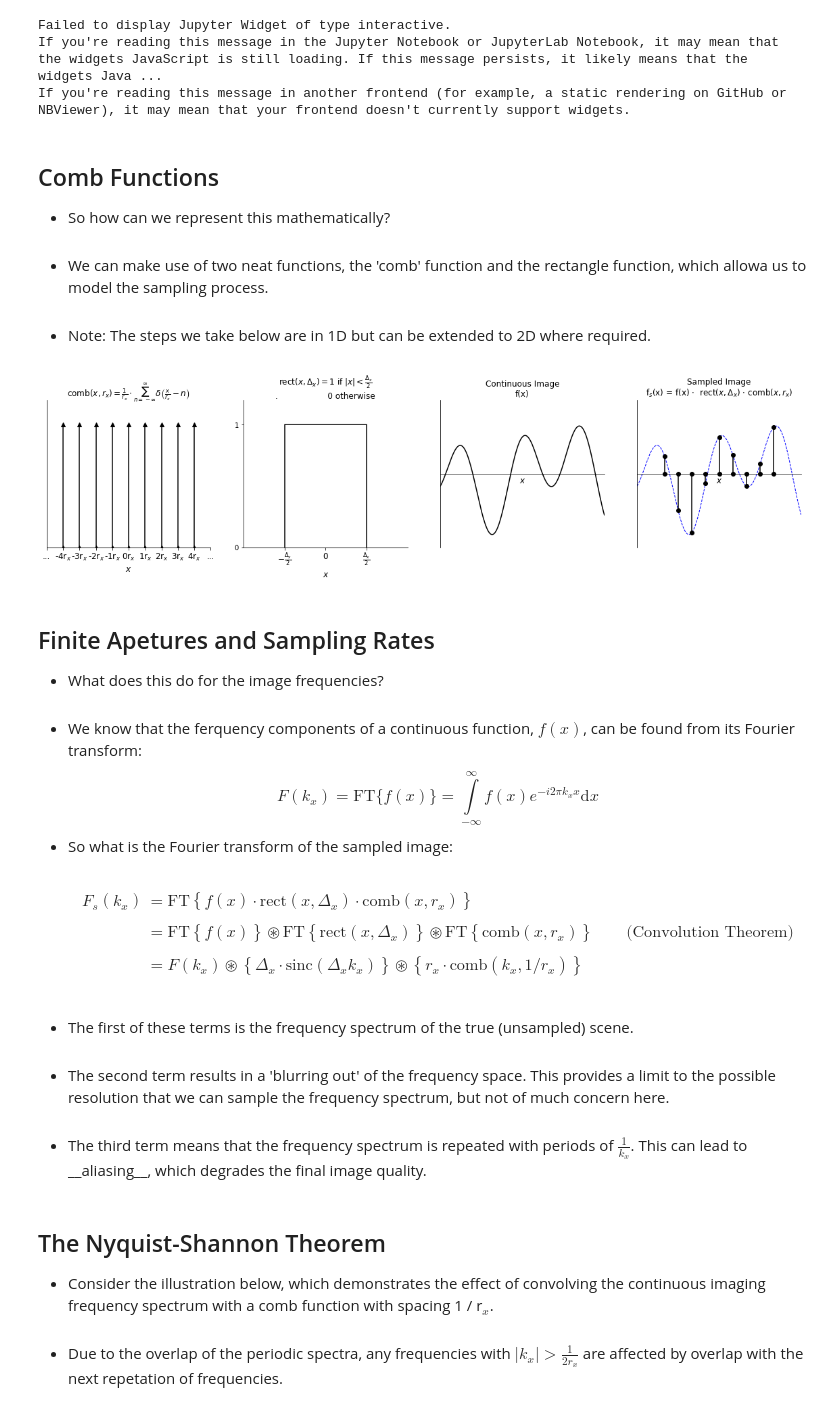
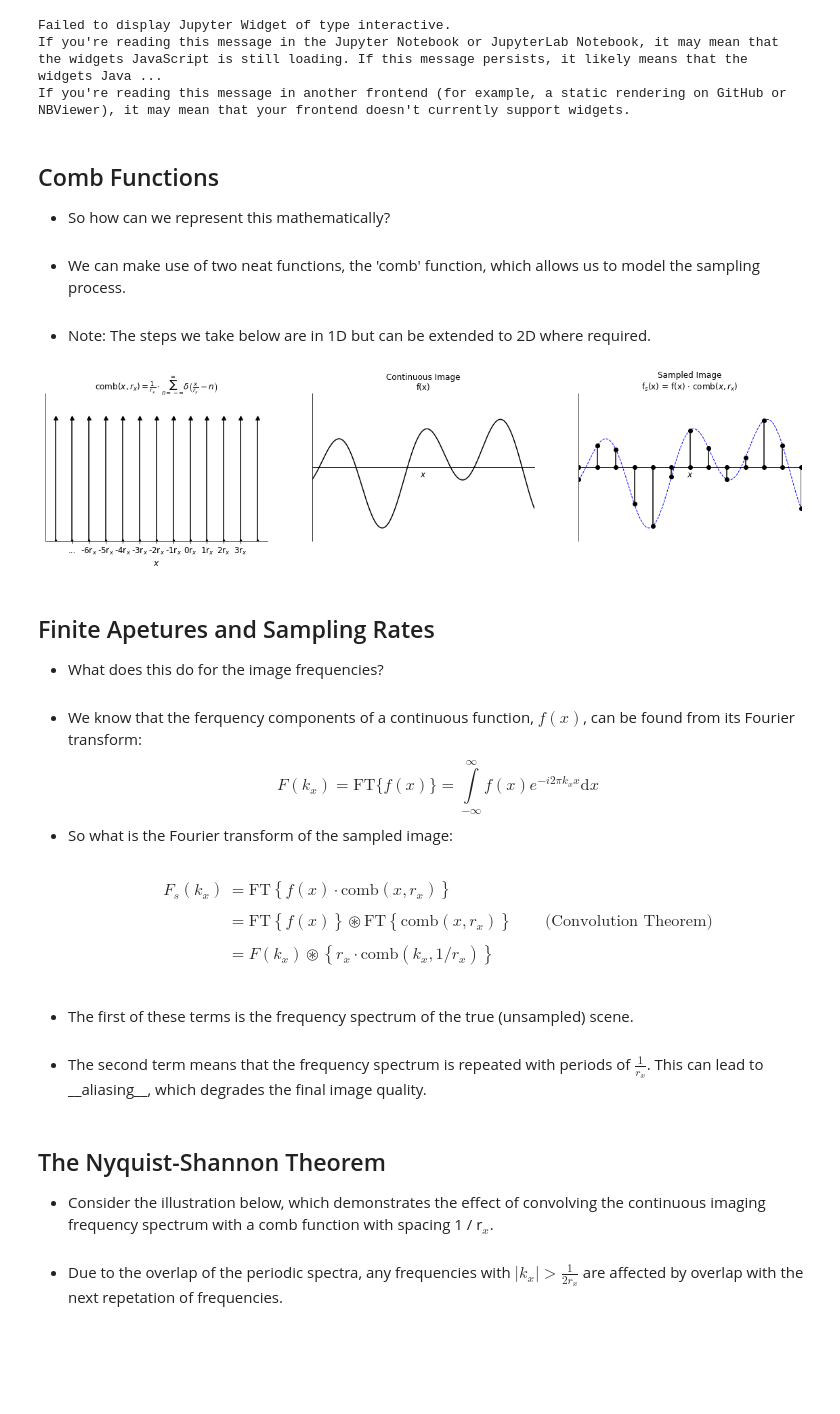
Before and after one commit to mdblackledge/theoryofimaging, a Jupyter notebook: Lecture_2/Lecture_2.ipynb, the cells around one changed output. Saved outputs shown, nothing was run; the diff lists cells and outputs as text; code cells hidden in the pictures; blank space fills up the shorter version.

```diff
--- a/Lecture_2/Lecture_2.ipynb
+++ b/Lecture_2/Lecture_2.ipynb
@@ -341,7 +341,7 @@ If you're reading this message in another frontend (for example, a static render
 # %% [markdown]
 ## Comb  Functions
  - So how can we represent this mathematically? <br><br>
- - We can make use of two neat functions, the 'comb' function and the rectangle function, which allowa us to model the sampling process.<br><br>
+ - We can make use of two neat functions, the 'comb' function, which allows us to model the sampling process.<br><br>
  - Note: The steps we take below are in 1D but can be extended to 2D where required.
 # %%
 def example_function(x):
@@ -352,8 +352,8 @@ def plot_sampling_functions():
 
     f = pl.figure(figsize = (20, 4))
 
-    ax1 = f.add_subplot(141)
-    x = np.linspace(-4, 4, 9)
+    ax1 = f.add_subplot(131)
+    x = np.linspace(-6, 6, 13)
     xticks = ['...']
     for x_ in x:
         ax1.plot([x_, x_], [0, 1], 'k^-')
@@ -363,46 +363,37 @@ def plot_sampling_functions():
     ax1.set_ylim((0, 1.2))
     ax1.set_yticks([])
     ax1.set_title(r'comb$(x, r_{x}) = \frac{1}{r_{x}}\cdot\sum_{n = -\infty}^{\infty}\delta\left(\frac{x}{r_{x}} - n\right)$', fontsize = fs)
     ax1.set_xlabel(r'$x$', fontsize = fs)
     ax1.spines['right'].set_visible(False), ax1.spines['top'].set_visible(False)
 
-    ax2 = f.add_subplot(142)
-    ax2.plot([-0.5, -0.5, 0.5, 0.5], [0, 1, 1, 0], 'k-')
-    pl.xticks((-0.5, 0, 0.5), (r'$-\frac{\Delta_{x}}{2}$', '0', r'$\frac{\Delta_{x}}{2}$'), fontsize = fs)
-    ax2.set_xlim(-1, 1), ax2.set_ylim((0, 1.2))
-    pl.yticks([0, 1])
-    ax2.set_title("rect$(x, \Delta_{x}) = 1 $ if $|x| < \\frac{\Delta_{x}}{2}$\n.                   0 otherwise", fontsize = fs)
-    ax2.set_xlabel(r'$x$', fontsize = fs)
-    ax2.spines['right'].set_visible(False), ax2.spines['top'].set_visible(False)
-
-    ax3 = f.add_subplot(143)
+    ax3 = f.add_subplot(132)
     x_continous = np.linspace(-6, 6, 1000)
     f_continuous = example_function(x_continous)
     ax3.plot(x_continous, f_continuous, 'k-')
     ax3.set_xlim(-6, 6), ax3.set_ylim((-1.2, 1.2))
     pl.xticks([]), pl.yticks([])
     ax3.set_title("Continuous Image\nf(x)", fontsize = fs)
     ax3.set_xlabel(r'$x$', fontsize = fs)
     ax3.spines['bottom'].set_position('center')
     ax3.spines['right'].set_visible(False), ax3.spines['top'].set_visible(False)
 
-    ax4 = f.add_subplot(144)
+    ax4 = f.add_subplot(133)
     f_sampled = example_function(x)
     ax4.plot(x_continous, f_continuous, 'b--', lw = 1.0)
     for i in range(len(x)):
         ax4.plot([x[i], x[i]], [0, f_sampled[i]], 'ko-')
     ax4.set_xlim(-6, 6), ax4.set_ylim((-1.2, 1.2))
     pl.xticks([]), pl.yticks([])
-    ax4.set_title("Sampled Image\nf$_{s}$(x) = f(x) $\cdot$  rect$(x, \Delta_{x})$ $\cdot$ comb$(x, r_{x})$", fontsize = fs)
+    ax4.set_title("Sampled Image\nf$_{s}$(x) = f(x) $\cdot$ comb$(x, r_{x})$", fontsize = fs)
     ax4.set_xlabel(r'$x$', fontsize = fs)
     ax4.spines['bottom'].set_position('center')
     ax4.spines['right'].set_visible(False), ax4.spines['top'].set_visible(False)
 
     pl.show()
 
 plot_sampling_functions()
 # %% [output]
-[figure, old version]
+[figure, new version]
 # %% [markdown]
 ## Finite Apetures and Sampling Rates
  <ul>
@@ -413,14 +404,13 @@ plot_sampling_functions()
  $$
  <li>So what is the Fourier transform of the sampled image:<br><br>
  \begin{align}
-     F_{s}(k_{x}) &= \text{FT}\left\{f(x) \cdot  \text{rect}(x, \Delta_{x}) \cdot \text{comb}(x, r_{x}) \right\} \\\\
-                  &= \text{FT}\left\{f(x)\right\} \circledast \text{FT}\left\{\text{rect}(x, \Delta_{x})\right\} \circledast \text{FT}\left\{\text{comb}(x, r_{x})\right\} \qquad \text{(Convolution Theorem)}\\\\
-                  &= F(k_{x}) \circledast \left\{\Delta_{x}\cdot \text{sinc}\left( \Delta_{x} k_{x} \right)\right\} \circledast \left\{r_{x}\cdot\text{comb}\left(k_{x}, 1/r_{x}\right)\right\}
+     F_{s}(k_{x}) &= \text{FT}\left\{f(x) \cdot  \text{comb}(x, r_{x}) \right\} \\\\
+                  &= \text{FT}\left\{f(x)\right\} \circledast \text{FT}\left\{\text{comb}(x, r_{x})\right\} \qquad \text{(Convolution Theorem)}\\\\
+                  &= F(k_{x})  \circledast \left\{r_{x}\cdot\text{comb}\left(k_{x}, 1/r_{x}\right)\right\}
  \end{align}<br>
 
  <li>The first of these terms is the frequency spectrum of the true (unsampled) scene. <br><br>
- <li>The second term results in a 'blurring out' of the frequency space.  This provides a limit to the possible resolution that we can sample the frequency spectrum, but not of much concern here. <br><br>
- <li>The third term means that the frequency spectrum is repeated with periods of $\frac{1}{k_{x}}$.  This can lead to __aliasing__, which degrades the final image quality.
+ <li>The second term means that the frequency spectrum is repeated with periods of $\frac{1}{r_{x}}$.  This can lead to __aliasing__, which degrades the final image quality.
 </ul>
 # %% [markdown]
 ## The Nyquist-Shannon Theorem
```
Also changed, not shown: parts of 6 cells of this notebook, 3 other files.
